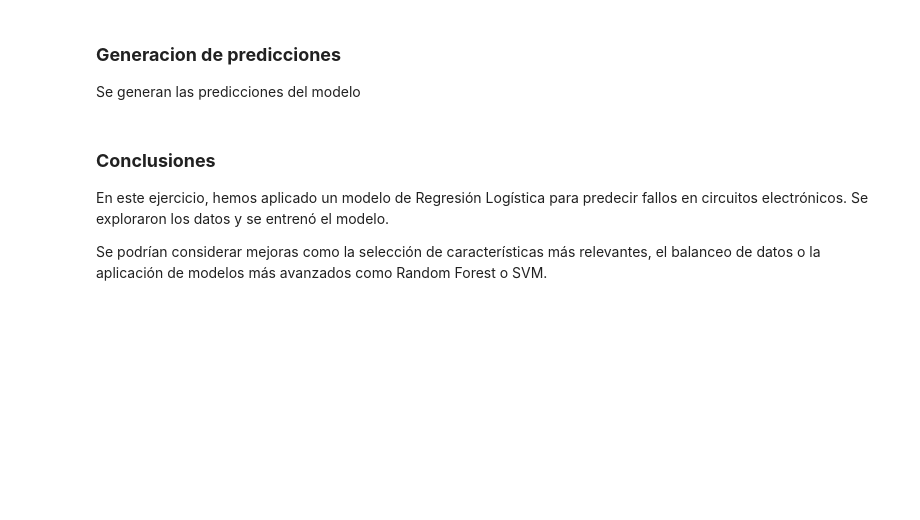
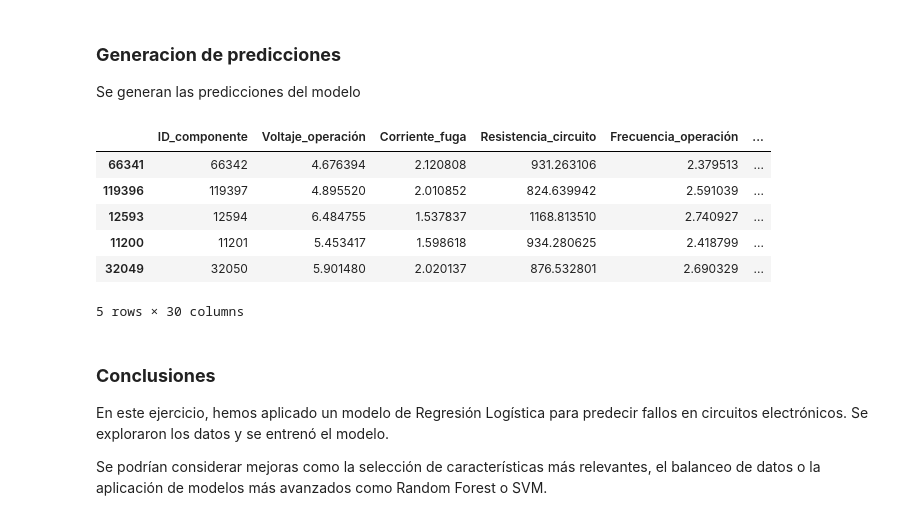
Before and after one commit to dtoralg/IE_Calidad_ML, a Jupyter notebook: Ejercicios/Modulo 3/Modulo_3_Ejercicio_2_Regresion_Logistica_Clasificacion_Resuelto.ipynb, the cells around one changed output. Saved outputs shown, nothing was run; the diff lists cells and outputs as text; code cells hidden in the pictures; blank space fills up the shorter version.

```diff
--- a/Ejercicios/Modulo 3/Modulo_3_Ejercicio_2_Regresion_Logistica_Clasificacion_Resuelto.ipynb
+++ b/Ejercicios/Modulo 3/Modulo_3_Ejercicio_2_Regresion_Logistica_Clasificacion_Resuelto.ipynb
@@ -138,18 +133,26 @@ Se generan las predicciones del modelo
 # %%
 # Celda 8
 y_pred = modelo.predict(X_test)
 
 # Crear una copia del DataFrame original de test para evitar modificar el original
 df_predicciones = X_test.copy()
 
 # Añadir la columna de valores reales
 df_predicciones["Real"] = y_test.values
 
 # Añadir la columna de valores predichos
 df_predicciones["Predicho"] = y_pred
 
 # Mostrar las primeras filas
-print(df_predicciones.head(5))
+df_predicciones.head(5)
+# %% [output]
+|  | ID_componente | Voltaje_operación | Corriente_fuga | Resistencia_circuito | Frecuencia_operación | ... |
+| 66341 | 66342 | 4.676394 | 2.120808 | 931.263106 | 2.379513 | ... |
+| 119396 | 119397 | 4.895520 | 2.010852 | 824.639942 | 2.591039 | ... |
+| 12593 | 12594 | 6.484755 | 1.537837 | 1168.813510 | 2.740927 | ... |
+| 11200 | 11201 | 5.453417 | 1.598618 | 934.280625 | 2.418799 | ... |
+| 32049 | 32050 | 5.901480 | 2.020137 | 876.532801 | 2.690329 | ... |
+5 rows × 30 columns
 # %% [markdown]
 ### **Conclusiones**
 En este ejercicio, hemos aplicado un modelo de Regresión Logística para predecir fallos en circuitos electrónicos. Se exploraron los datos y se entrenó el modelo.
```
Also changed, not shown: parts of 1 cell of this notebook.
